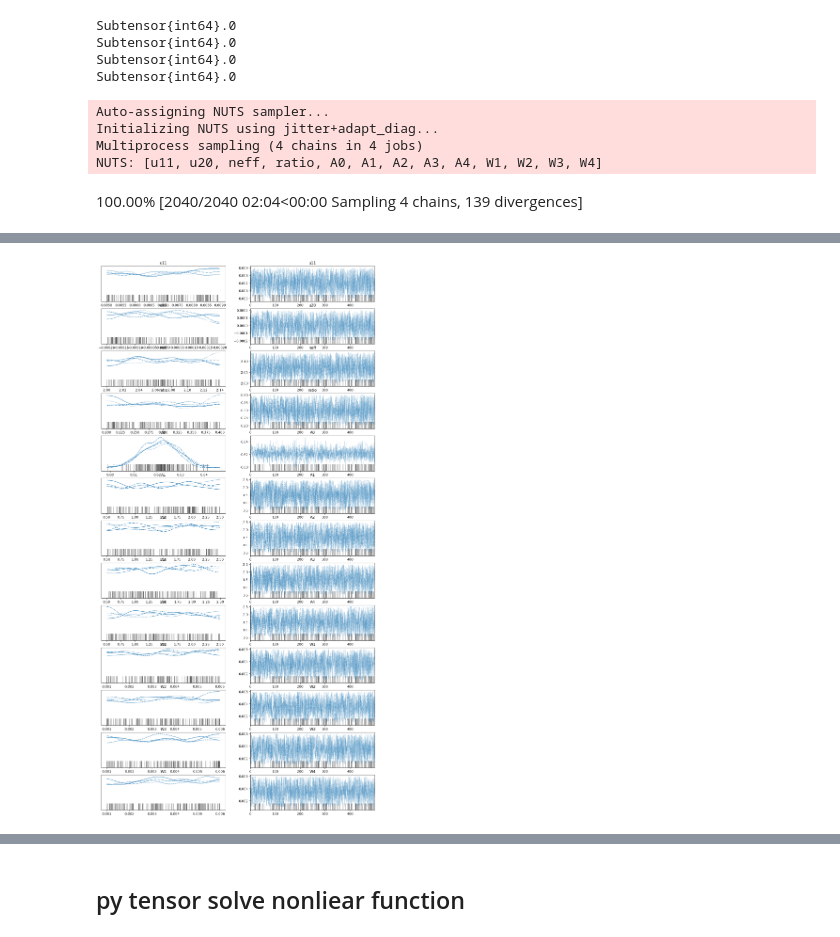
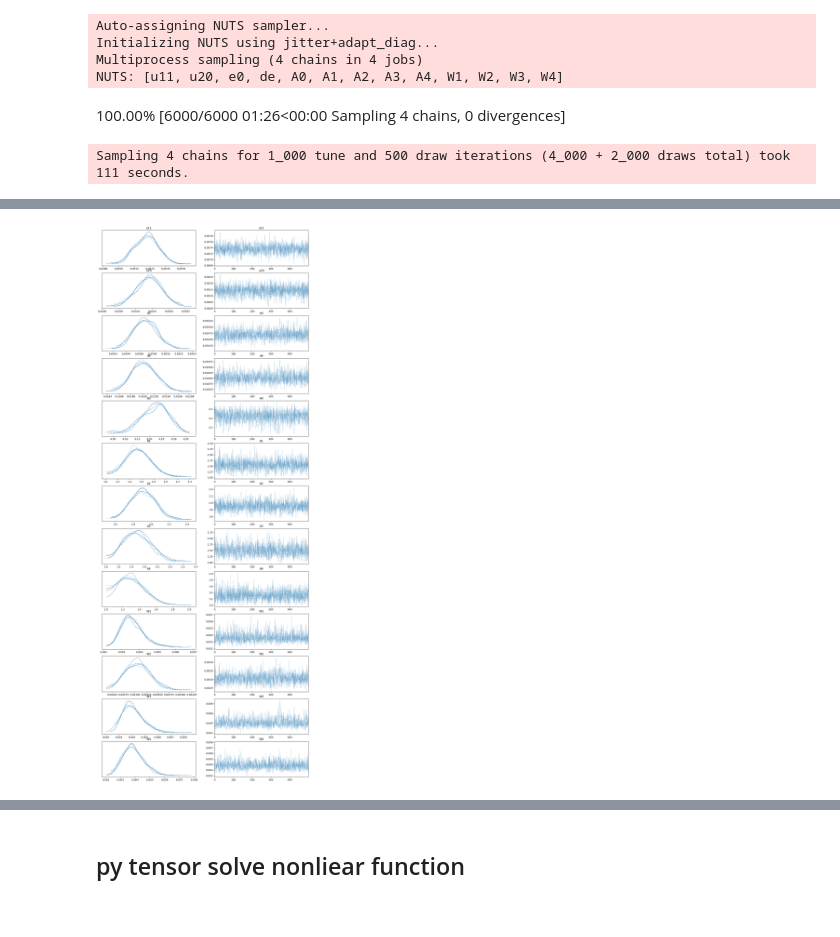
Before and after one commit to phys201/Hamiltonian-photonic-crystal, a Jupyter notebook: Documentation_Fan.ipynb, the cells around one changed output, grey strips where cells are left out. Drawn from its saved outputs; the diff is of its cells as text; code cells hidden in the pictures.

```diff
--- a/Documentation_Fan.ipynb
+++ b/Documentation_Fan.ipynb
@@ -9,5 +9,5 @@ from scipy.optimize import least_squares
 import math
 from photonic_hamiltonian.inference import io_data
 #load an example data file, data courtersy: Fan Du
-real_data = io_data.load_data('photonic_hamiltonian\data\expdata_singleKspectrum.nc')
+real_data = io_data.load_data('photonic_hamiltonian\data\expdata_GM0p065.nc')
 # %%
@@ -194,6 +158,8 @@ simu_normf = np.linspace(0.62,0.70,N)    # create normalized frequency, "x" vari
 #set all hamiltonian parameters as some constants
 u11 = 0.007
 u20 = 1e-5
+e0 = 0.66
+de = 0.015
 A0 = 0.2
 A1 = 1
 A2 = 1.2
@@ -202,7 +168,7 @@ A4 = 1
 [A1,A2,A3,A4] = [1,1.2,1.5,1]
 #sigma_L = 0.002
 [W1,W2,W3,W4] = [0.003,0.0021,0.0028,0.002]
-theta = [u11, u20, A0, A1, A2, A3, A4, W1,W2,W3,W4]
+theta = [u11, u20, e0,de, A0, A1, A2, A3, A4, W1,W2,W3,W4]
 
 #create normalized intensity
 line = fit_curve(simu_normf, theta)
@@ -227,7 +193,7 @@ Text(0.5, 1.0, 'Simulated data showing four energy bands of a single C4-symmetri
 # %%
 #guess the prior bounds
 prior_W = [0.0005,0.005]
-simu_prior_bounds = {'u11':[0.007, 0.009], 'u20':[-0.001, 0.001], 'neff':[2.12,2.125],'ratio':[0.2,0.3],
+simu_prior_bounds = {'u11':[0.007, 0.009], 'u20':[-0.001, 0.001], 'e0':[0.64,0.68],'de':[0.005,0.02],
                      'A0':[0.1, 0.22], 'A1':[0.5, 2.5],'A2':[0.5, 2.5], 'A3':[0.5, 2.5], 'A4':[0.5, 2,5],
                      'W1':prior_W, 'W2':prior_W, 'W3':prior_W, 'W4':prior_W}
 
@@ -293,25 +255,22 @@ Text(0.5, 1.0, 'Example data showing four energy bands of a single C4-symmetric
 # %%
 #guess the prior bounds
 # u11, u20, neff, ratio, A0, A1, A2, A3, A4, W1, W2, W3, W4 = theta
-prior_W = [0.001,0.006]
-deltah =1e-4
-simu_prior_bounds = {'u11':[0.005, 0.009], 'u20':[-0.0002, 0.0002], 'neff':[2.,2.14],'ratio':[0.2,0.4],
-                     'A0':[0, 1], 'A1':[0.5, 2.5],'A2':[0.5, 2.5], 'A3':[0.5, 2.5], 'A4':[0.5, 2.5],
+prior_W = [0.001,0.03]
+
+simu_prior_bounds = {'u11':[0.005, 0.01], 'u20':[0, 0.005], 'e0':[0.64,0.67],'de':[0.005,0.025],
+                     'A0':[0, 1], 'A1':[1, 2.5],'A2':[1, 2.5], 'A3':[1, 2.5], 'A4':[1, 2.5],
                      'W1':prior_W, 'W2':prior_W, 'W3':prior_W, 'W4':prior_W}
 
 #create the model
 simu_ham_model = Hamiltonian_model(real_data,simu_prior_bounds)
 with simu_ham_model:
-    simu_idata = pm.sample(500, tune=10)
+    simu_idata = pm.sample(500)
 
-az.plot_trace(simu_idata, figsize=(15,30));
+az.plot_trace(simu_idata, figsize=(15,40));
 # %% [output]
-Subtensor{int64}.0
-Subtensor{int64}.0
-Subtensor{int64}.0
-Subtensor{int64}.0
+Auto-assigning NUTS sampler...
+Initializing NUTS using jitter+adapt_diag...
+Multiprocess sampling (4 chains in 4 jobs)
+NUTS: [u11, u20, e0, de, A0, A1, A2, A3, A4, W1, W2, W3, W4]
+100.00% [6000/6000 01:26<00:00 Sampling 4 chains, 0 divergences]
-Auto-assigning NUTS sampler...
-Initializing NUTS using jitter+adapt_diag...
-Multiprocess sampling (4 chains in 4 jobs)
-NUTS: [u11, u20, neff, ratio, A0, A1, A2, A3, A4, W1, W2, W3, W4]
+Sampling 4 chains for 1_000 tune and 500 draw iterations (4_000 + 2_000 draws total) took 111 seconds.
-100.00% [2040/2040 02:04<00:00 Sampling 4 chains, 139 divergences]
@@ -319,4 +277,4 @@ Sampling 4 chains for 10 tune and 500 draw iterations (40 + 2_000 draws total) t
-[figure, old version]
+[figure, new version]
 # %%
 #summary the fitting results
 summary = az.summary(simu_idata,round_to=8)
```
Also changed, not shown: parts of 9 cells of this notebook, 1 other file.
